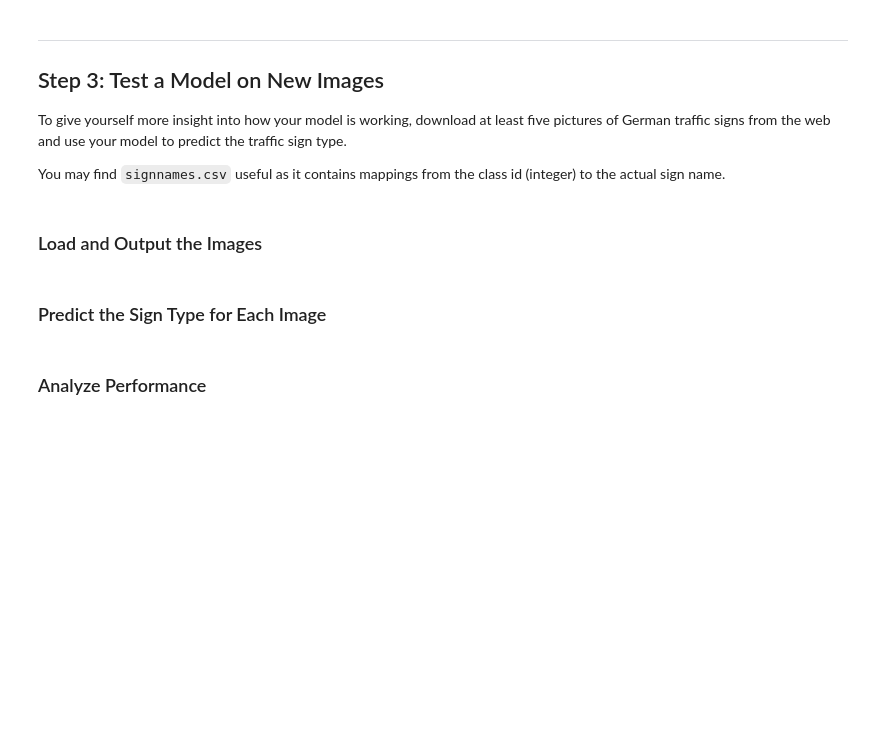
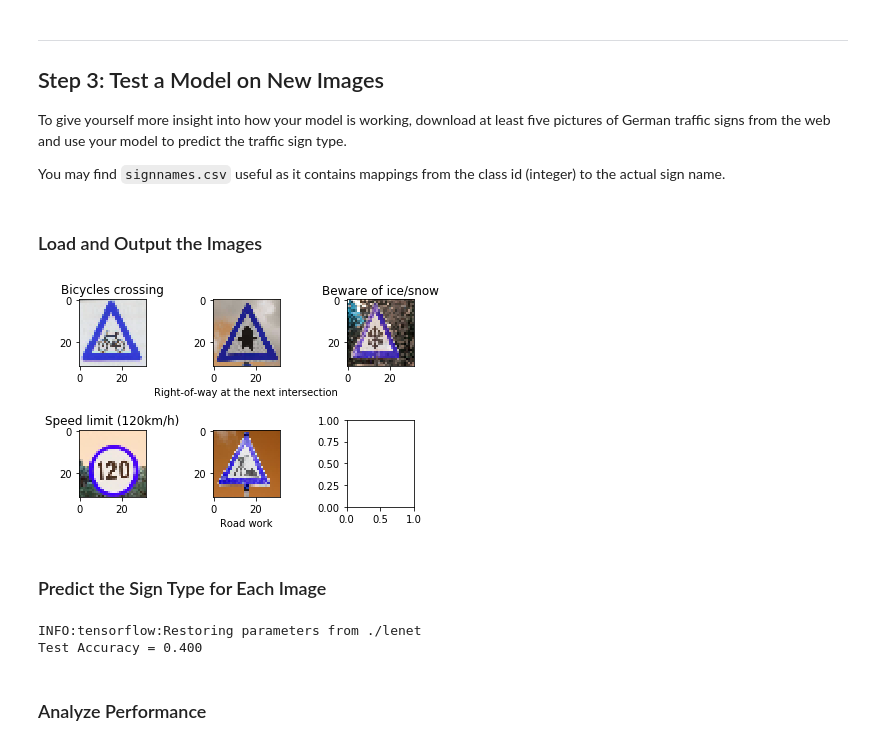
Before and after one commit to markmisener/udacity-self-driving-car-engineer, a Jupyter notebook: p3-traffic-sign-classifier/Traffic_Sign_Classifier.ipynb, the cells around one changed output. Saved outputs shown, nothing was run; the diff lists cells and outputs as text; code cells hidden in the pictures; blank space fills up the shorter version.

```diff
--- a/p3-traffic-sign-classifier/Traffic_Sign_Classifier.ipynb
+++ b/p3-traffic-sign-classifier/Traffic_Sign_Classifier.ipynb
@@ -235,8 +335,51 @@ You may find `signnames.csv` useful as it contains mappings from the class id (i
+# %%
+### Load the images and plot them here.
+### Feel free to use as many code cells as needed.
+import os
+import cv2
+
+sorted_sign_files = sorted(['new_signs/{}'.format(f_name) for f_name in os.listdir('new_signs/')])
+imgs = [cv2.imread(f_name, cv2.IMREAD_GRAYSCALE) for f_name in sorted_sign_files if f_name != 'new_signs/.ipynb_checkpoints']
+images = [cv2.resize(image,(32,32))[...,np.newaxis].astype('float32', casting='same_kind') for image in imgs]
+X_new = np.array(images)
+y_new = np.array([29, 11, 30, 8, 25])
+# %%
+# Visualize
+f, axarr = plt.subplots(2, 3)
+axarr[0, 0].imshow(processed_imgs[0])
+axarr[0, 0].set_title(sign_dict[str(y_new[0])])
+axarr[0, 1].imshow(processed_imgs[1])
+axarr[0, 1].set_xlabel(sign_dict[str(y_new[1])])
+axarr[0, 2].imshow(processed_imgs[2])
+axarr[0, 2].set_title(sign_dict[str(y_new[2])])
+axarr[1, 0].imshow(processed_imgs[3])
+axarr[1, 0].set_title(sign_dict[str(y_new[3])])
+axarr[1, 1].imshow(processed_imgs[4])
+axarr[1, 1].set_xlabel(sign_dict[str(y_new[4])])
+
+plt.subplots_adjust(hspace=0.5, wspace=1)
+plt.show()
+# %% [output]
+[figure, added]
 # %% [markdown]
 ### Predict the Sign Type for Each Image
 # %%
 ### Run the predictions here and use the model to output the prediction for each image.
 ### Make sure to pre-process the images with the same pre-processing pipeline used earlier.
 ### Feel free to use as many code cells as needed.
+
+### Calculate the accuracy for these 5 new images.
+### For example, if the model predicted 1 out of 5 signs correctly, it's 20% accurate on these new images.
+
+prediction = tf.argmax(logits,1)
+
+with tf.Session() as sess:
+    saver.restore(sess, tf.train.latest_checkpoint('.'))
+    predictions = sess.run(prediction, feed_dict={x: X_new, keep_prob: 1.0})
+    test_accuracy = evaluate(X_new, y_new)
+    print("Test Accuracy = {:.3f}".format(test_accuracy))
+# %% [output]
+INFO:tensorflow:Restoring parameters from ./lenet
+Test Accuracy = 0.400
 # %% [markdown]
 ### Analyze Performance
```
Also changed, not shown: parts of 25 cells of this notebook.
